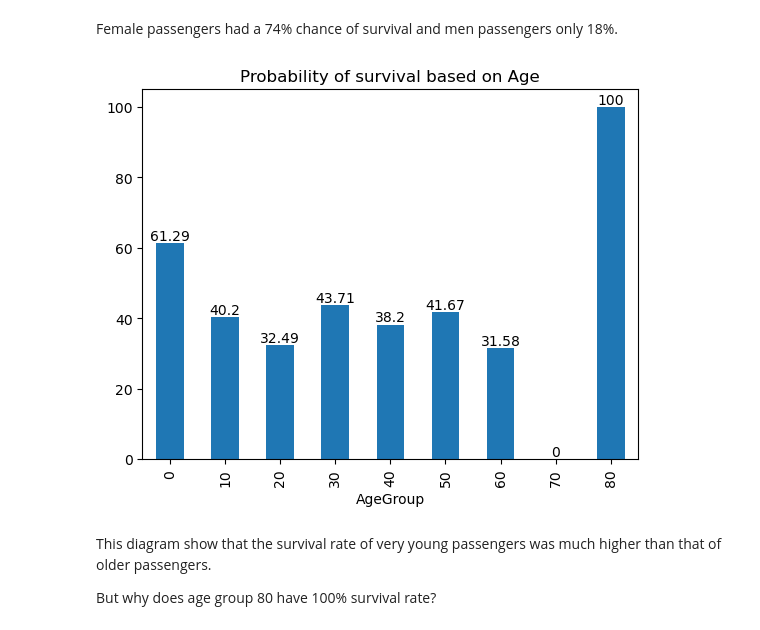
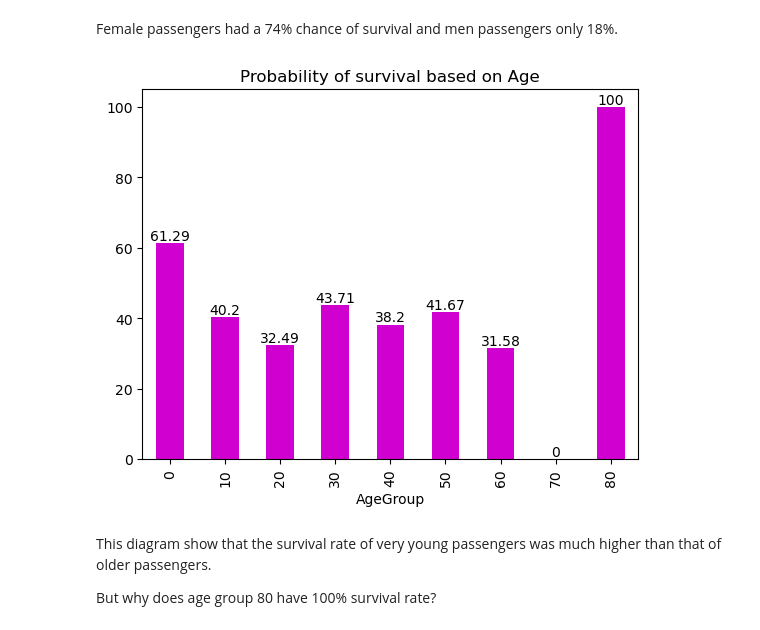
Before and after one commit to dhbw-ma-ppp/ppp-2023, a Jupyter notebook: Exercises/JohannesLingk/exercises_08.ipynb, the cells around one changed output. Cells and saved outputs as stored; diff of their text form; code cells hidden in the pictures.

```diff
--- a/Exercises/JohannesLingk/exercises_08.ipynb
+++ b/Exercises/JohannesLingk/exercises_08.ipynb
@@ -142,12 +143,12 @@ Female passengers had a 74% chance of survival and men passengers only 18%.
 # %%
 age_group_size = 10
 titanic_data["AgeGroup"] = titanic_data["Age"].apply(lambda x: int(x/age_group_size)*age_group_size)
 temp_data = titanic_data.groupby("AgeGroup").mean("Survived")["Survived"]
-temp_plot = temp_data.mul(100).round(2).plot(kind="bar", title="Probability of survival based on Age")
+temp_plot = temp_data.mul(100).round(2).plot(color="#D000D0", kind="bar", title="Probability of survival based on Age")
 temp_plot.bar_label(temp_plot.containers[0])
 pass
 # %% [output]
-[figure, old version]
+[figure, new version]
 # %% [markdown]
 This diagram show that the survival rate of very young passengers was much higher than that of older passengers.
 
```
Also changed, not shown: parts of 9 cells of this notebook, 2 other files.
